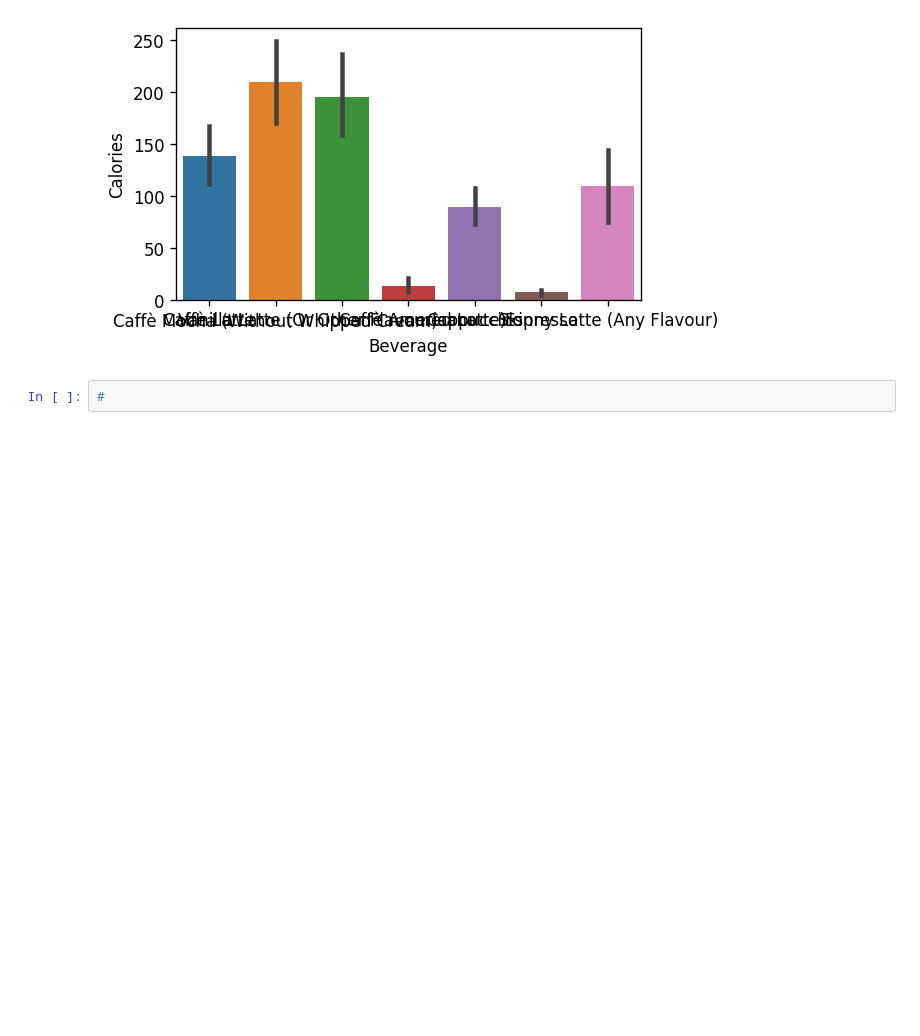
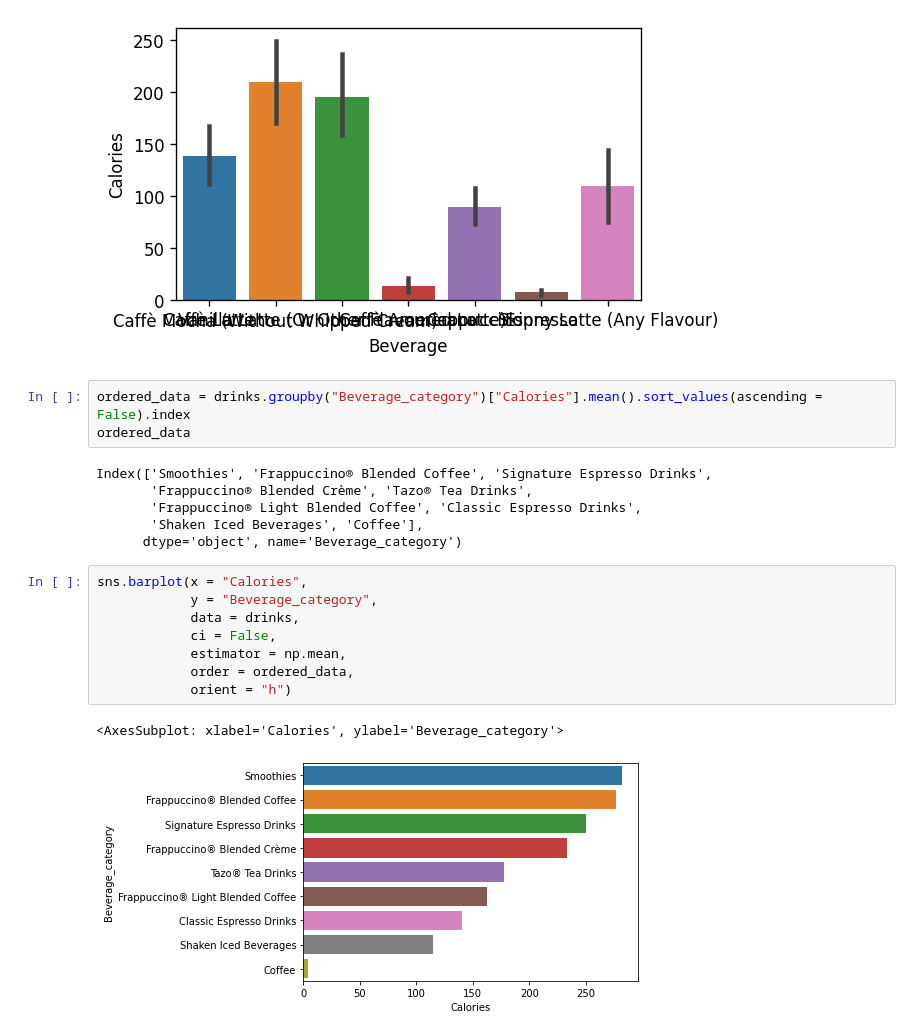
Before and after one commit to JaneHoggData/Code-Clan-Homework-Jane-Hogg, a Jupyter notebook: week_12/day_2_homework/4_homework/python_homeworkjanehogg.ipynb, the cells around one changed output. Drawn from its saved outputs; the diff is of its cells as text; blank space fills up the shorter version.

```diff
--- a/week_12/day_2_homework/4_homework/python_homeworkjanehogg.ipynb
+++ b/week_12/day_2_homework/4_homework/python_homeworkjanehogg.ipynb
@@ -277,4 +411,22 @@ sns.barplot (x= "Beverage", y= "Calories", data = classic_expresso)
 <AxesSubplot: xlabel='Beverage', ylabel='Calories'>
 [figure]
 # %%
-#
+ordered_data = drinks.groupby("Beverage_category")["Calories"].mean().sort_values(ascending = False).index
+ordered_data
+# %% [output]
+Index(['Smoothies', 'Frappuccino® Blended Coffee', 'Signature Espresso Drinks',
+       'Frappuccino® Blended Crème', 'Tazo® Tea Drinks',
+       'Frappuccino® Light Blended Coffee', 'Classic Espresso Drinks',
+       'Shaken Iced Beverages', 'Coffee'],
+      dtype='object', name='Beverage_category')
+# %%
+sns.barplot(x = "Calories",
+            y = "Beverage_category",
+            data = drinks,
+            ci = False,
+            estimator = np.mean,
+            order = ordered_data,
+            orient = "h")
+# %% [output]
+<AxesSubplot: xlabel='Calories', ylabel='Beverage_category'>
+[figure, added]
```
Also changed, not shown: parts of 16 cells of this notebook, 3 other files.
